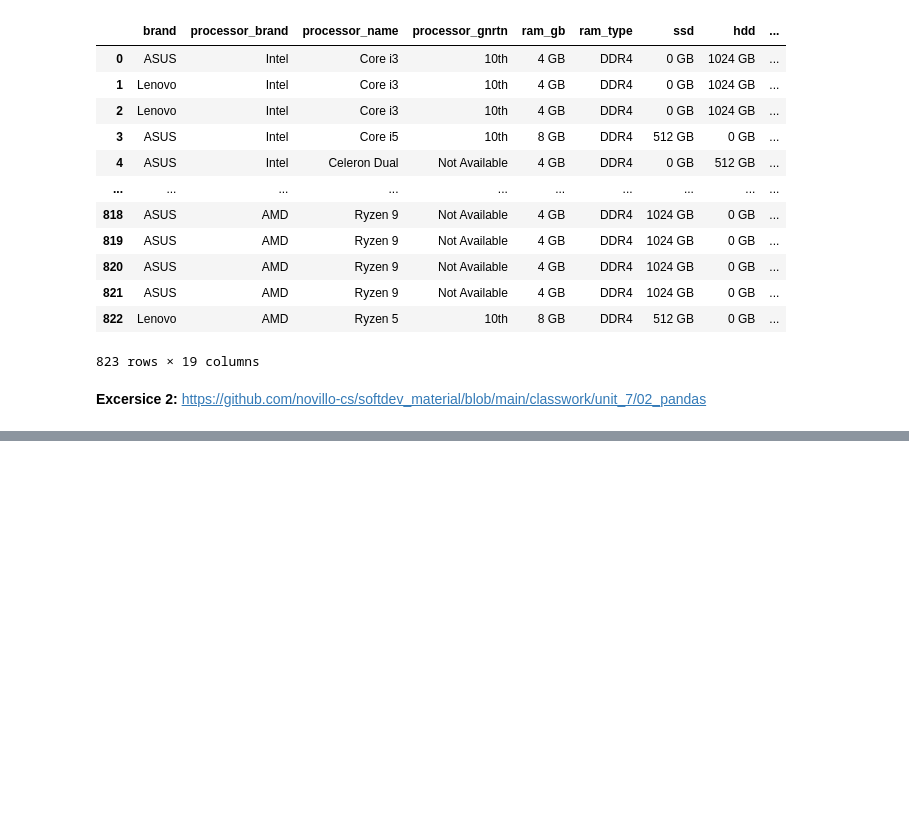
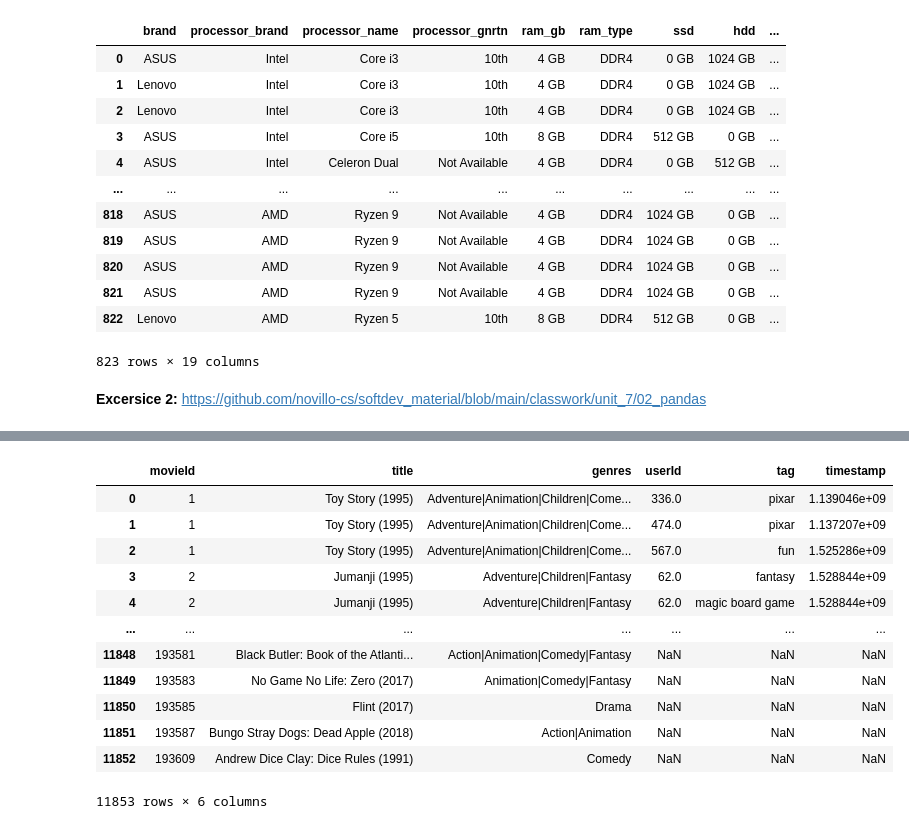
Before and after one commit to novillo-cs/softdev_material, a Jupyter notebook: lessons/unit_7/pandas.ipynb, the cells around one changed output, grey strips where cells are left out. Drawn from its saved outputs; the diff is of its cells as text; code cells hidden in the pictures; blank space fills up the shorter version.

```diff
--- a/lessons/unit_7/pandas.ipynb
+++ b/lessons/unit_7/pandas.ipynb
@@ -532,0 +1049,20 @@ laptop_df
+# %%
+# Merge movies_df & tags_df with a left join on movieId
+movies_tags_df = pd.merge(movies_df, tags_df, on="movieId", how='left')
+# or
+movies_tags_df = movies_df.merge(tags_df, on="movieId", how='left')
+movies_tags_df
+# %% [output]
+|  | movieId | title | genres | userId | tag | timestamp |
+| 0 | 1 | Toy Story (1995) | Adventure|Animation|Children|Come... | 336.0 | pixar | 1.139046e+09 |
+| 1 | 1 | Toy Story (1995) | Adventure|Animation|Children|Come... | 474.0 | pixar | 1.137207e+09 |
+| 2 | 1 | Toy Story (1995) | Adventure|Animation|Children|Come... | 567.0 | fun | 1.525286e+09 |
+| 3 | 2 | Jumanji (1995) | Adventure|Children|Fantasy | 62.0 | fantasy | 1.528844e+09 |
+| 4 | 2 | Jumanji (1995) | Adventure|Children|Fantasy | 62.0 | magic board game | 1.528844e+09 |
+| ... | ... | ... | ... | ... | ... | ... |
+| 11848 | 193581 | Black Butler: Book of the Atlanti... | Action|Animation|Comedy|Fantasy | NaN | NaN | NaN |
+| 11849 | 193583 | No Game No Life: Zero (2017) | Animation|Comedy|Fantasy | NaN | NaN | NaN |
+| 11850 | 193585 | Flint (2017) | Drama | NaN | NaN | NaN |
+| 11851 | 193587 | Bungo Stray Dogs: Dead Apple (2018) | Action|Animation | NaN | NaN | NaN |
+| 11852 | 193609 | Andrew Dice Clay: Dice Rules (1991) | Comedy | NaN | NaN | NaN |
+11853 rows × 6 columns
```
Also changed, not shown: parts of 56 cells of this notebook.
